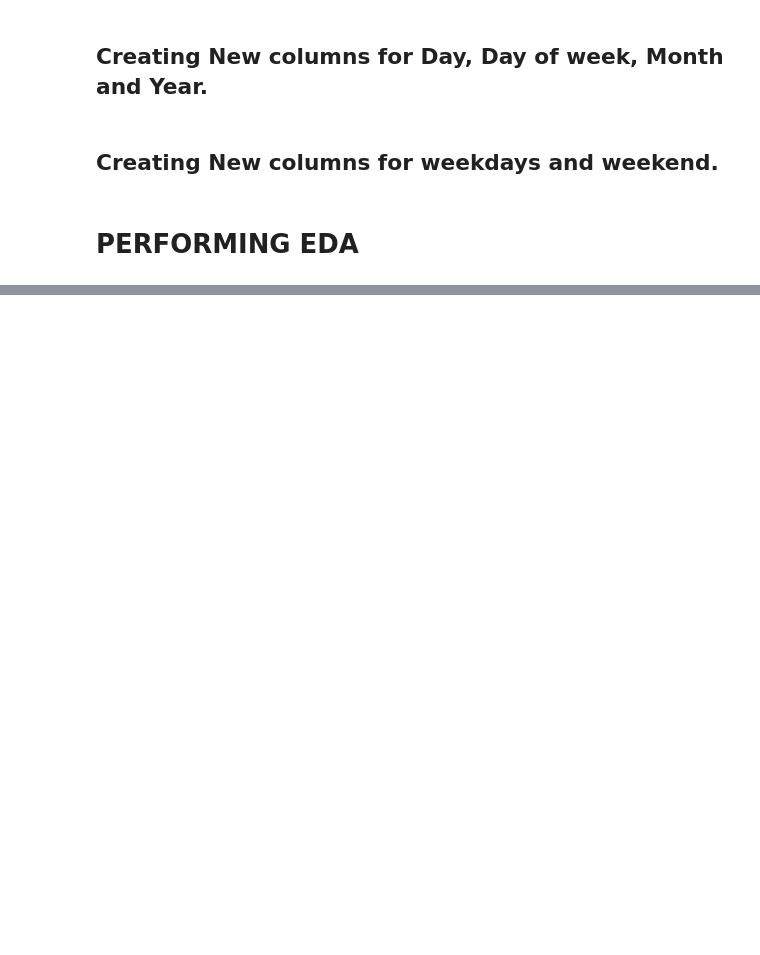
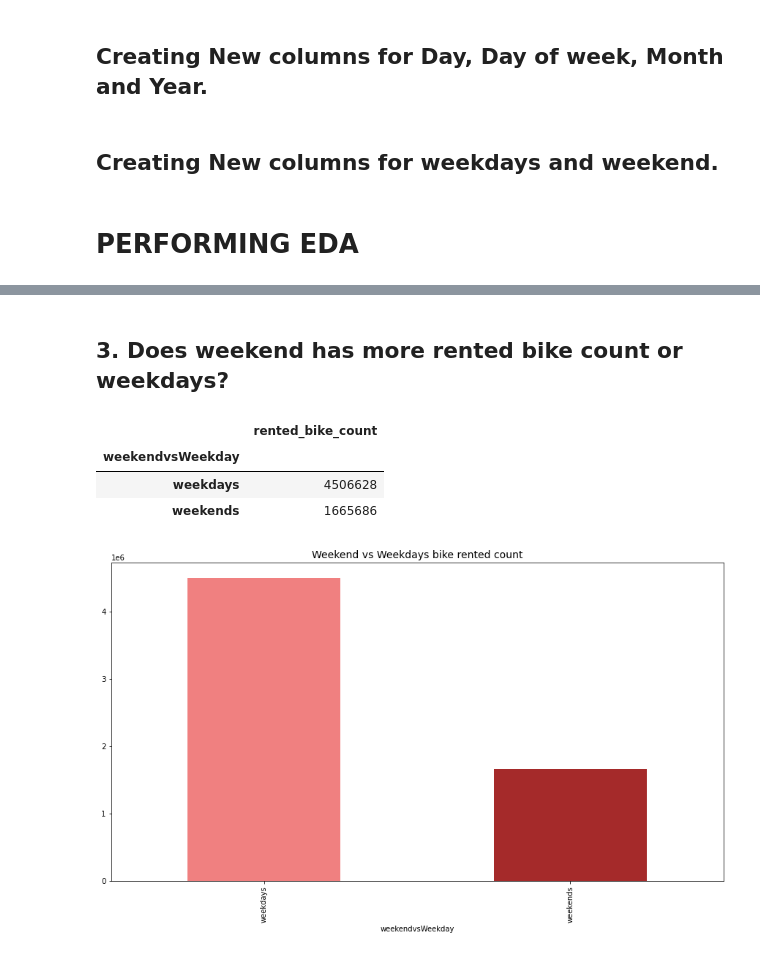
Before and after one commit to Samarjeet-singh-chhabra/LR-Bike-Sharing-Demand-Prediction, a Jupyter notebook: PERSONAL_NOTEBOOK_|_CP_2_|_BIKE_SHARING_DEMAND_PREDICTION_|_SAMARJEET.ipynb, the cells around one changed output, grey strips where cells are left out. Cells and saved outputs as stored; diff of their text form; code cells hidden in the pictures; blank space fills up the shorter version.

```diff
--- a/PERSONAL_NOTEBOOK_|_CP_2_|_BIKE_SHARING_DEMAND_PREDICTION_|_SAMARJEET.ipynb
+++ b/PERSONAL_NOTEBOOK_|_CP_2_|_BIKE_SHARING_DEMAND_PREDICTION_|_SAMARJEET.ipynb
@@ -297,0 +348,18 @@ plt.show()
+# %% [markdown]
+## 3. Does weekend has more rented bike count or weekdays?
+# %%
+# plotting graph to compare total number of bike rented on weekdays vs weekends.
+
+weeks=bike_df.groupby('weekendvsWeekday').sum()
+weeks['rented_bike_count'].plot(kind='bar',figsize=(15,8) , color=['lightcoral','brown'])
+plt.title('Weekend vs Weekdays bike rented count',fontsize=14)
+
+
+# Printing values
+weeks[weeks.columns[0:1]]
+# %% [output]
+|  | rented_bike_count |
+| weekendvsWeekday |  |
+| weekdays | 4506628 |
+| weekends | 1665686 |
+[figure, added]
```
Also changed, not shown: parts of 25 cells of this notebook.
